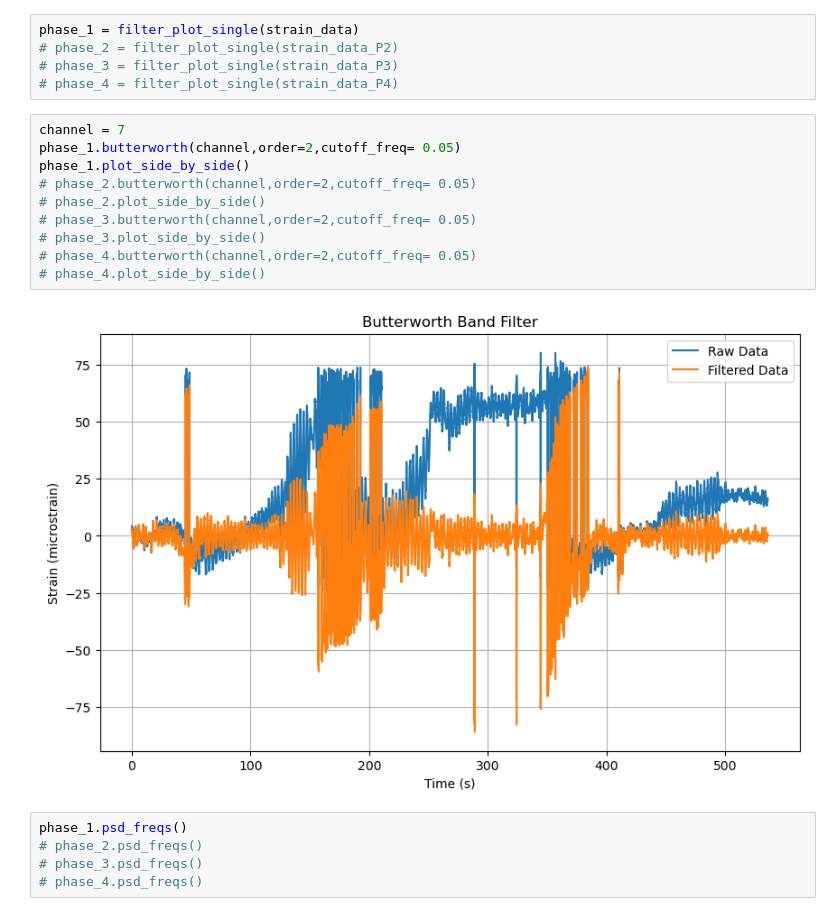
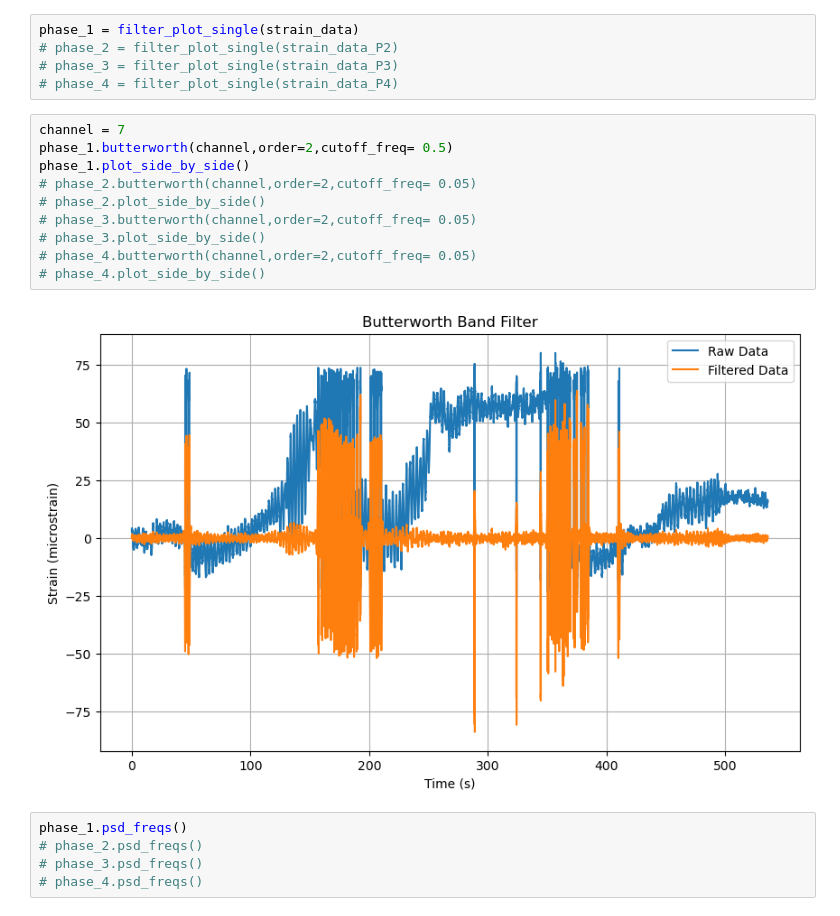
Before and after one commit to jamesterryxu/oklahoma-wind-turbine, a Jupyter notebook: python/das-eda.ipynb, the cells around one changed output. Saved outputs shown, nothing was run; the diff lists cells and outputs as text.

```diff
--- a/python/das-eda.ipynb
+++ b/python/das-eda.ipynb
@@ -49,16 +49,16 @@ phase_1 = filter_plot_single(strain_data)
 # phase_4 = filter_plot_single(strain_data_P4)
 # %%
 channel = 7
-phase_1.butterworth(channel,order=2,cutoff_freq= 0.05)
+phase_1.butterworth(channel,order=2,cutoff_freq= 0.5)
 phase_1.plot_side_by_side()
 # phase_2.butterworth(channel,order=2,cutoff_freq= 0.05)
 # phase_2.plot_side_by_side()
 # phase_3.butterworth(channel,order=2,cutoff_freq= 0.05)
 # phase_3.plot_side_by_side()
 # phase_4.butterworth(channel,order=2,cutoff_freq= 0.05)
 # phase_4.plot_side_by_side()
 # %% [output]
-[figure, old version]
+[figure, new version]
 # %%
 phase_1.psd_freqs()
 # phase_2.psd_freqs()
```
Also changed, not shown: parts of 3 cells of this notebook.
